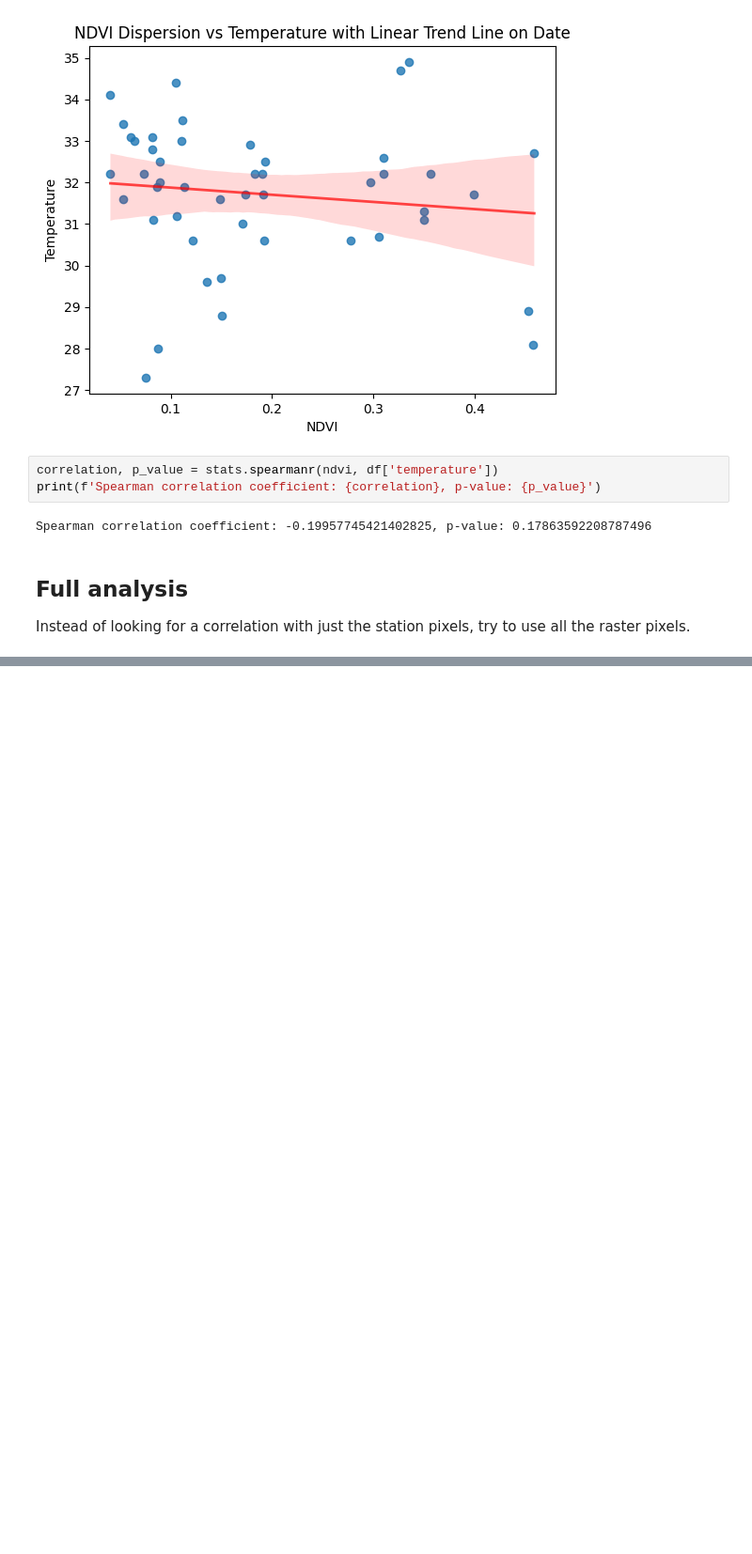
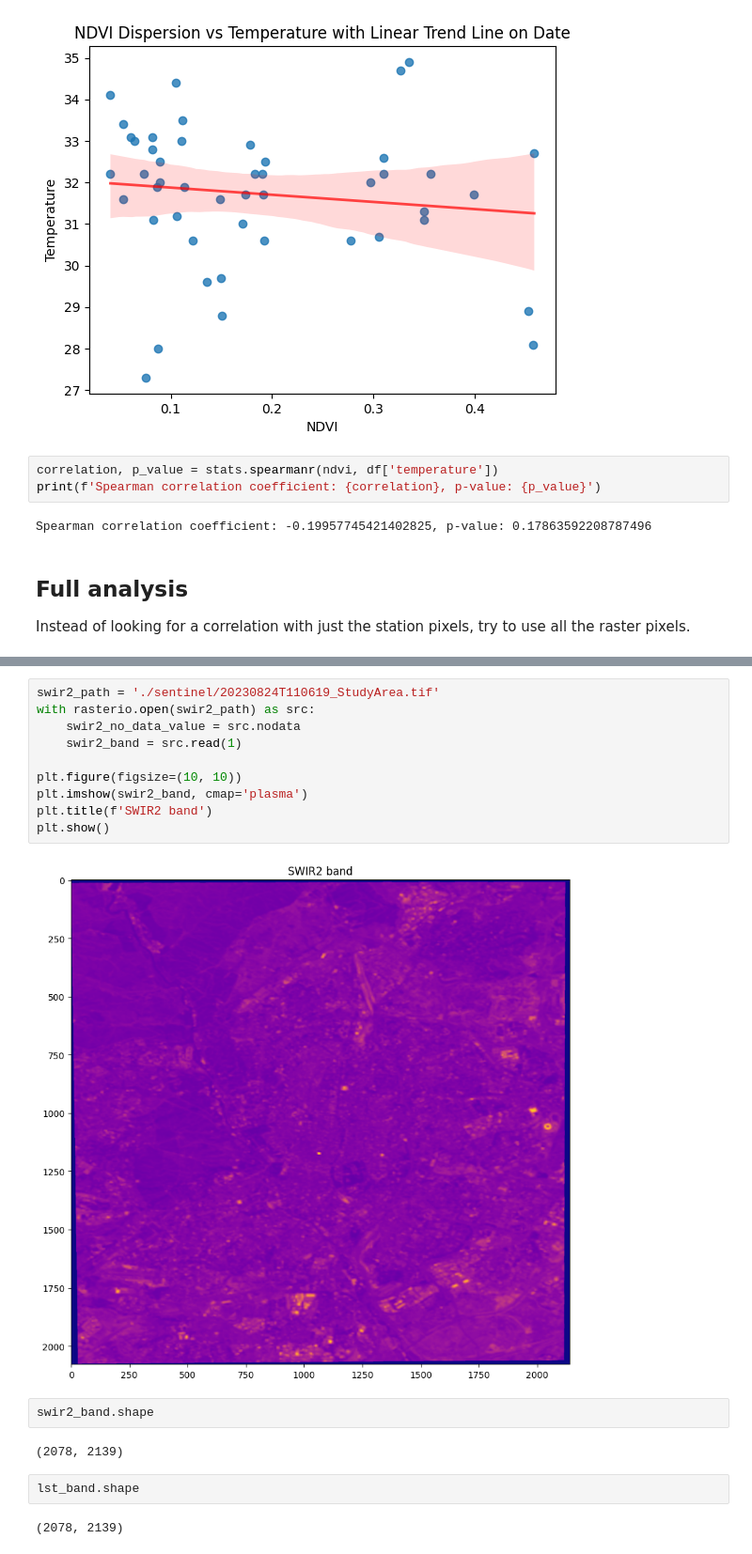
Before and after one commit to ayubero/uhi, a Jupyter notebook: madrid/lst_analysis.ipynb, the cells around one changed output, grey strips where cells are left out. Shown at 94% size. Cells and saved outputs as stored; diff of their text form; blank space fills up the shorter version.

```diff
--- a/madrid/lst_analysis.ipynb
+++ b/madrid/lst_analysis.ipynb
@@ -56,0 +92,20 @@ Instead of looking for a correlation with just the station pixels, try to use al
+# %%
+swir2_path = './sentinel/20230824T110619_StudyArea.tif'
+with rasterio.open(swir2_path) as src:
+    swir2_no_data_value = src.nodata
+    swir2_band = src.read(1)
+
+plt.figure(figsize=(10, 10))
+plt.imshow(swir2_band, cmap='plasma')
+plt.title(f'SWIR2 band')
+plt.show()
+# %% [output]
+[figure, added]
+# %%
+swir2_band.shape
+# %% [output]
+(2078, 2139)
+# %%
+lst_band.shape
+# %% [output]
+(2078, 2139)
```
Also changed, not shown: parts of 11 cells of this notebook.
